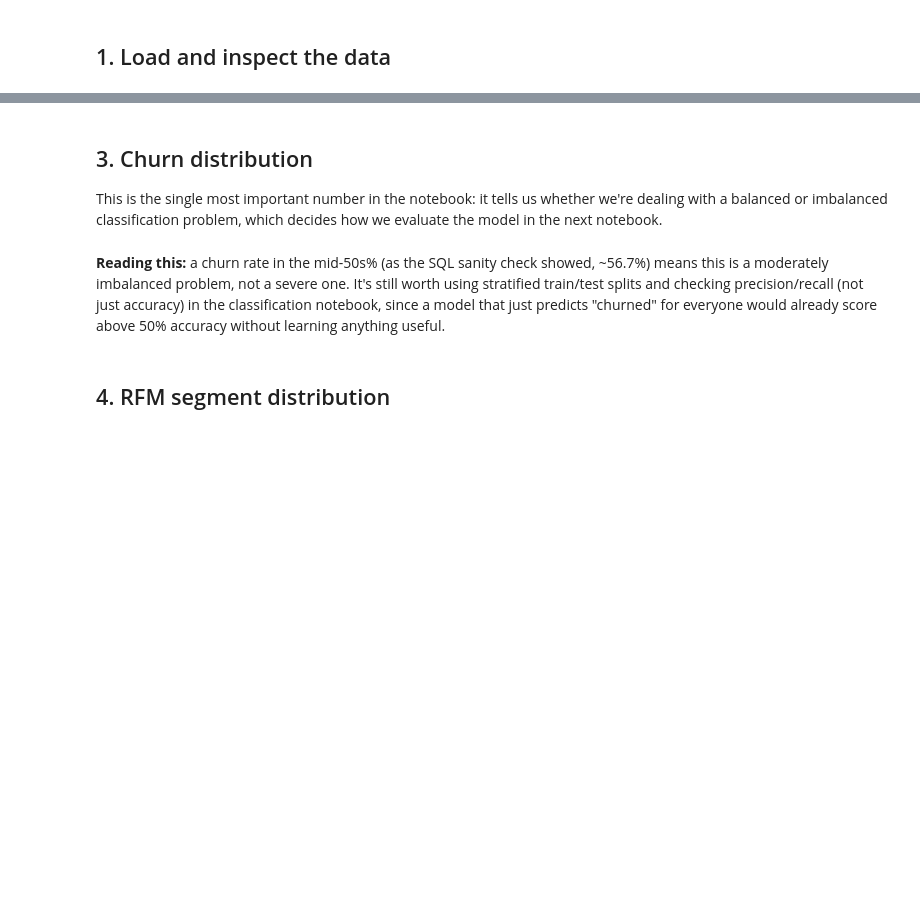
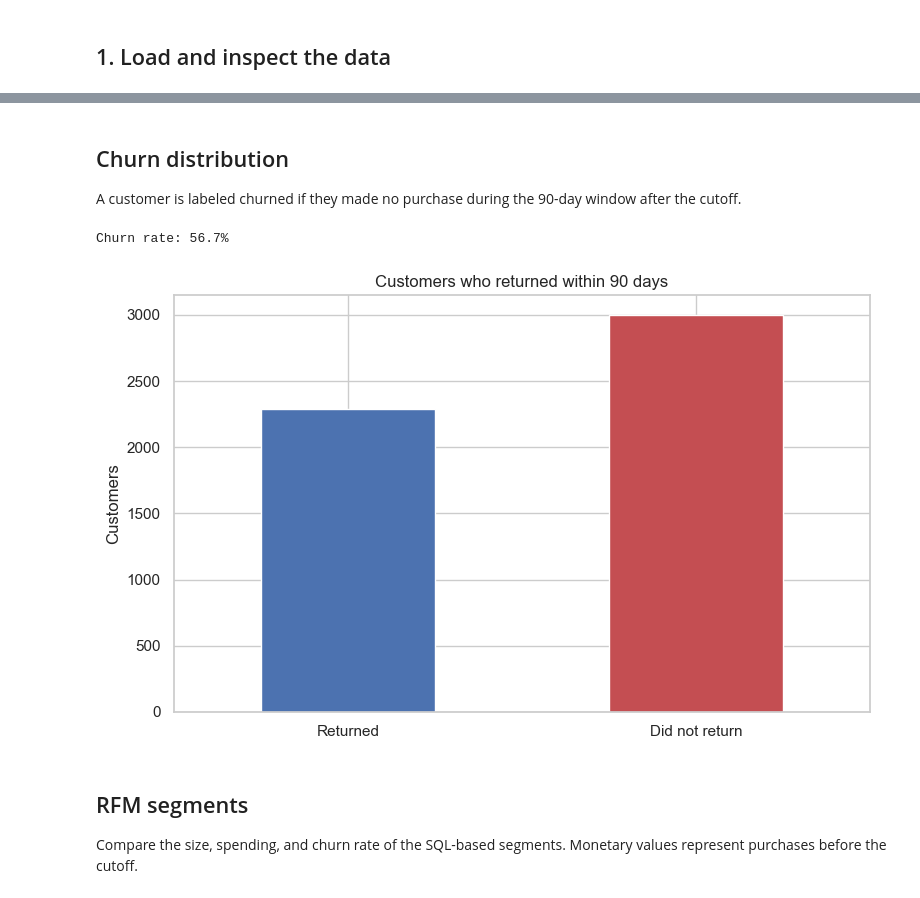
Before and after one commit to roshantuladhar00/retail-churn-capstone, a Jupyter notebook: notebook/01_eda.ipynb, the cells around one changed output, grey strips where cells are left out. Cells and saved outputs as stored; diff of their text form; code cells hidden in the pictures; blank space fills up the shorter version.

```diff
--- a/notebook/01_eda.ipynb
+++ b/notebook/01_eda.ipynb
@@ -9,29 +13,19 @@ import pandas as pd
 import matplotlib.pyplot as plt
 import seaborn as sns
 
-# We set a consistent plot style up front so every chart in this notebook
-# looks the same, instead of re-styling each one individually.
-sns.set_theme(style="darkgrid")
+sns.set_theme(style="whitegrid")
 plt.rcParams["figure.figsize"] = (8, 5)
-
-DATA_PATH = "../data/staged/customer_rfm_final.csv"
 # %% [markdown]
 ## 1. Load and inspect the data
 # %%
-df = pd.read_csv(DATA_PATH, encoding="utf-8-sig")
+df = pd.read_csv(
+    "../data/staged/customer_rfm_final.csv",
+    encoding="utf-8-sig",
+    dtype={"customer_id": "string", "rfm_score": "string"}
+)
 
-# We used encoding="utf-8-sig" because SQL Server Management Studio's CSV
-# export sometimes prepends a BOM (byte-order mark) to the file. Without
-# this, the first column header comes through as an invisible-character
-# variant of "customer_id" instead of the plain string, and df['customer_id']
-# fails with a KeyError even though the printed column name looks identical.
-# We also strip whitespace from every column name as a second safety net,
-# since the same class of invisible-character issue can show up elsewhere.
 df.columns = df.columns.str.strip()
 
-# We check shape and dtypes first, before looking at any actual values,
-# because a wrong dtype (e.g. rfm_score read as an int instead of a string)
-# would silently break the segment logic later.
-print(f"Shape: {df.shape}")
-print(f"Columns: {df.columns.tolist()}")
-df.info()
+print(f"Rows: {df.shape[0]:,}")
+print(f"Columns: {df.shape[1]}")
+df.head()
@@ -54,21 +92,28 @@ If nulls or duplicates show up here, stop and go back to `03_rfm_features.sql` r
 # %% [markdown]
-## 3. Churn distribution
+## Churn distribution
 
-This is the single most important number in the notebook: it tells us whether we're dealing with a balanced or imbalanced classification problem, which decides how we evaluate the model in the next notebook.
+A customer is labeled churned if they made no purchase during the
+90-day window after the cutoff.
 # %%
-churn_counts = df["churned"].value_counts().sort_index()
+churn_counts = df["churned"].value_counts().reindex([0, 1], fill_value=0)
 churn_rate = df["churned"].mean()
 
-print(churn_counts)
-print(f"\nChurn rate: {churn_rate:.1%}")
+print(f"Churn rate: {churn_rate:.1%}")
 
-ax = churn_counts.plot(kind="bar", color=["#4C72B0", "#C44E52"])
-ax.set_xticklabels(["Retained (0)", "Churned (1)"], rotation=0)
-ax.set_ylabel("Customer count")
-ax.set_title("Churn distribution")
+ax = churn_counts.plot.bar(color=["#4C72B0", "#C44E52"])
+ax.set_xticklabels(["Returned", "Did not return"], rotation=0)
+ax.set_xlabel("")
+ax.set_ylabel("Customers")
+ax.set_title("Customers who returned within 90 days")
+
+plt.tight_layout()
 plt.show()
+# %% [output]
+Churn rate: 56.7%
+[figure, added]
-# %% [markdown]
-**Reading this:** a churn rate in the mid-50s% (as the SQL sanity check showed, ~56.7%) means this is a moderately imbalanced problem, not a severe one. It's still worth using stratified train/test splits and checking precision/recall (not just accuracy) in the classification notebook, since a model that just predicts "churned" for everyone would already score above 50% accuracy without learning anything useful.
 # %% [markdown]
-## 4. RFM segment distribution
+## RFM segments
+
+Compare the size, spending, and churn rate of the SQL-based segments.
+Monetary values represent purchases before the cutoff.
 # %%
```
Also changed, not shown: parts of 24 cells of this notebook.
